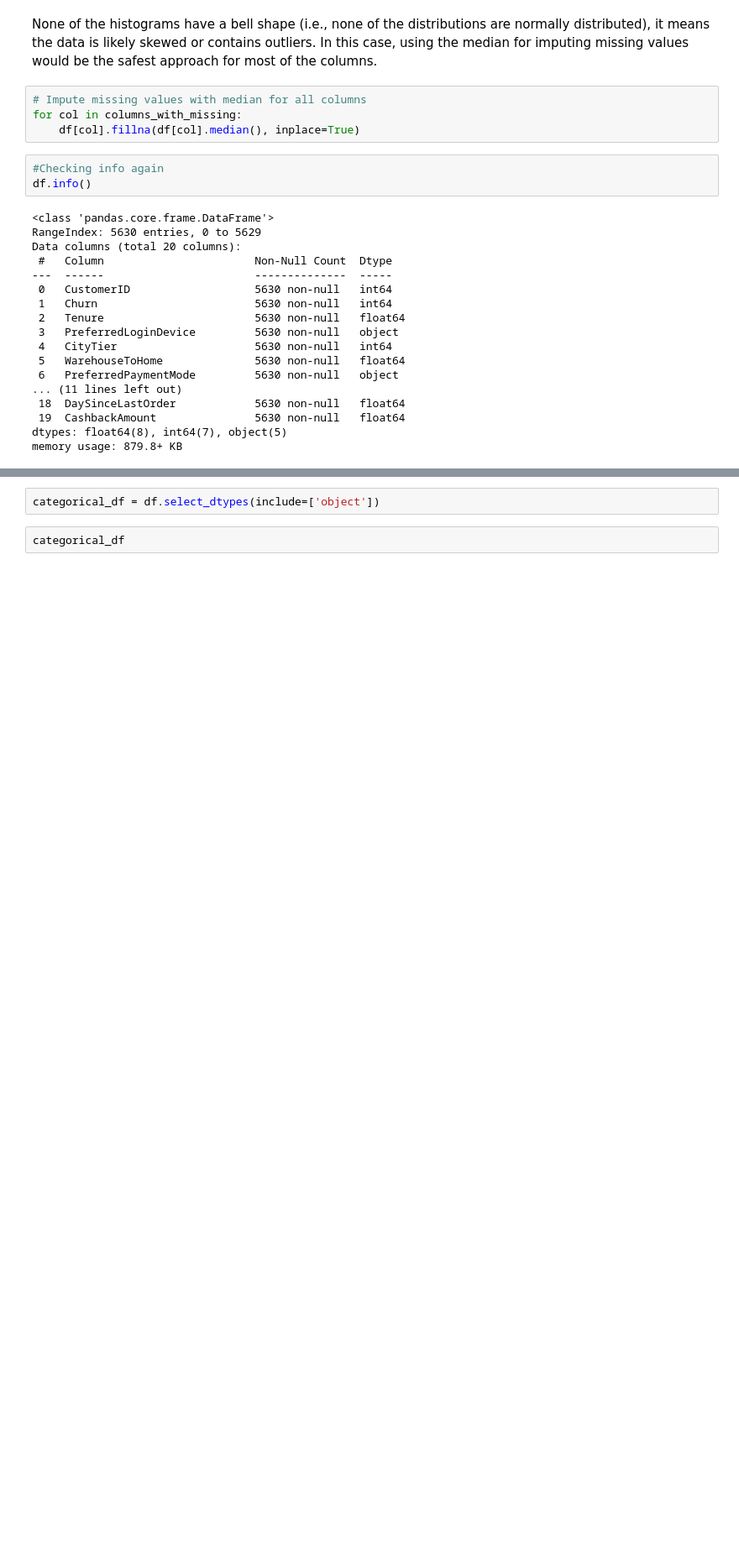
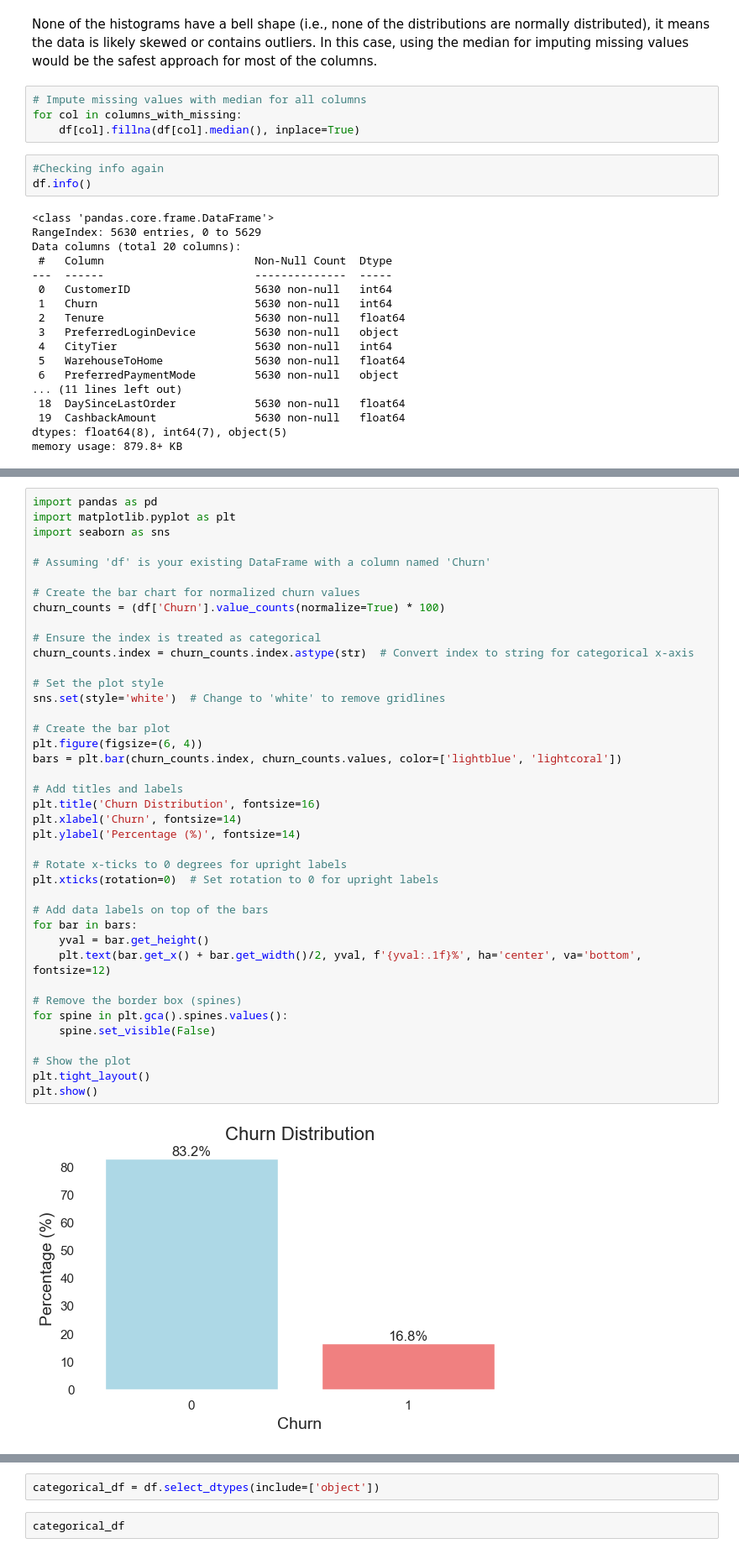
Before and after one commit to aktrikx/mp_cp_ak, a Jupyter notebook: churn_prediction.ipynb, the cells around one changed output, grey strips where cells are left out. Shown: that part at 84% size. Saved outputs shown, nothing was run; the diff lists cells and outputs as text; blank space fills up the shorter version.

Commit message:
Updated churn prediction notebook and removed churn prediction script

```diff
--- a/churn_prediction.ipynb
+++ b/churn_prediction.ipynb
@@ -187,0 +189,42 @@ plt.show()
+# %%
+import pandas as pd
+import matplotlib.pyplot as plt
+import seaborn as sns
+
+# Assuming 'df' is your existing DataFrame with a column named 'Churn'
+
+# Create the bar chart for normalized churn values
+churn_counts = (df['Churn'].value_counts(normalize=True) * 100)
+
+# Ensure the index is treated as categorical
+churn_counts.index = churn_counts.index.astype(str)  # Convert index to string for categorical x-axis
+
+# Set the plot style
+sns.set(style='white')  # Change to 'white' to remove gridlines
+
+# Create the bar plot
+plt.figure(figsize=(6, 4))
+bars = plt.bar(churn_counts.index, churn_counts.values, color=['lightblue', 'lightcoral'])
+
+# Add titles and labels
+plt.title('Churn Distribution', fontsize=16)
+plt.xlabel('Churn', fontsize=14)
+plt.ylabel('Percentage (%)', fontsize=14)
+
+# Rotate x-ticks to 0 degrees for upright labels
+plt.xticks(rotation=0)  # Set rotation to 0 for upright labels
+
+# Add data labels on top of the bars
+for bar in bars:
+    yval = bar.get_height()
+    plt.text(bar.get_x() + bar.get_width()/2, yval, f'{yval:.1f}%', ha='center', va='bottom', fontsize=12)
+
+# Remove the border box (spines)
+for spine in plt.gca().spines.values():
+    spine.set_visible(False)
+
+# Show the plot
+plt.tight_layout()
+plt.show()
+# %% [output]
+[figure, added]
```
Also changed, not shown: parts of 38 cells of this notebook, 1 other file.
